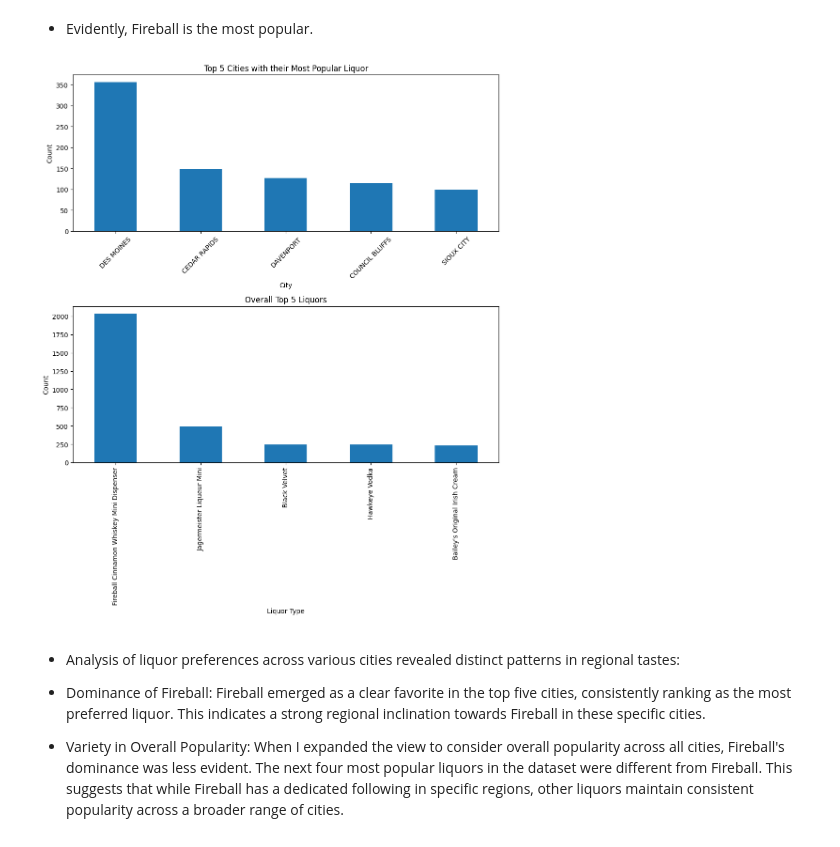
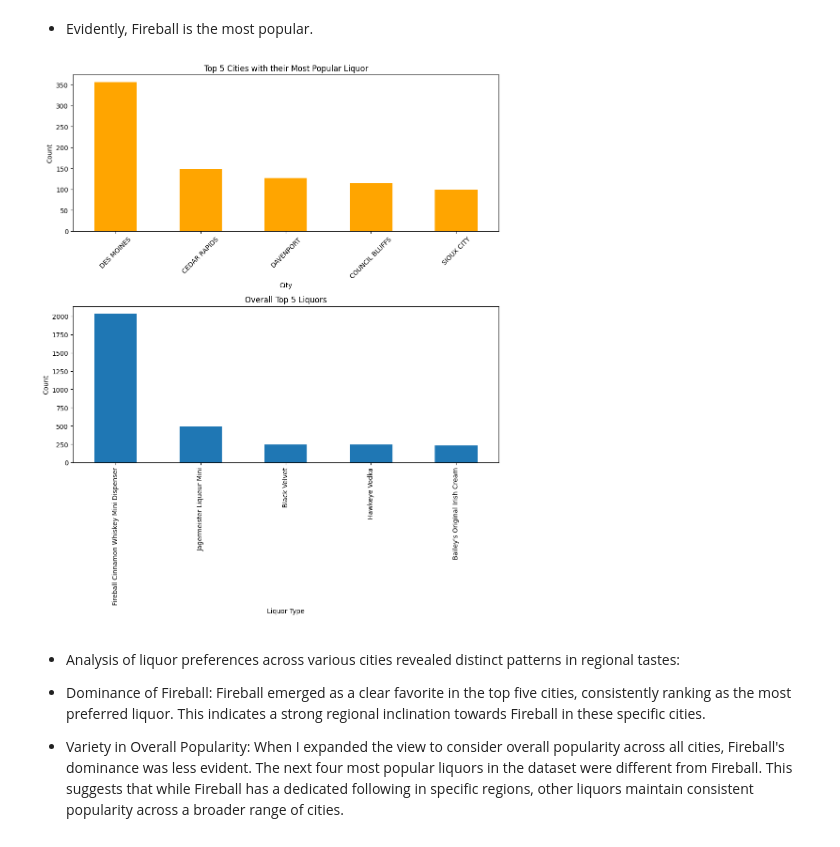
Before and after one commit to Jhuffy21/Liquor-Sales-Project, a Jupyter notebook: python-project-2.ipynb, the cells around one changed output. Cells and saved outputs as stored; diff of their text form; code cells hidden in the pictures.

```diff
--- a/python-project-2.ipynb
+++ b/python-project-2.ipynb
@@ -276,23 +270,24 @@ Name: count, dtype: int64
 # %%
 fig, ax = plt.subplots(2, 1, figsize=(10, 12))
 
 # Plot for top liquors by city
-top_cities.plot(kind='bar', x='city', y='count', ax=ax[0], legend=False)
+top_cities.plot(kind='bar', x='city', y='count', ax=ax[0], legend=False, color = 'orange')
 ax[0].set_title("Top 5 Cities with their Most Popular Liquor")
 ax[0].set_ylabel("Count")
 ax[0].set_xlabel("City")
 ax[0].tick_params(axis='x', rotation=45)
 
 # Plot for overall top liquors
 overall_top_liq.plot(kind='bar', ax=ax[1])
+
 ax[1].set_title("Overall Top 5 Liquors")
 ax[1].set_ylabel("Count")
 ax[1].set_xlabel("Liquor Type")
 
 plt.tight_layout()
 plt.show()
 # %% [output]
-[figure, old version]
+[figure, new version]
 # %% [markdown]
 * Analysis of liquor preferences across various cities revealed distinct patterns in regional tastes:
 
```
Also changed, not shown: parts of 6 cells of this notebook.
